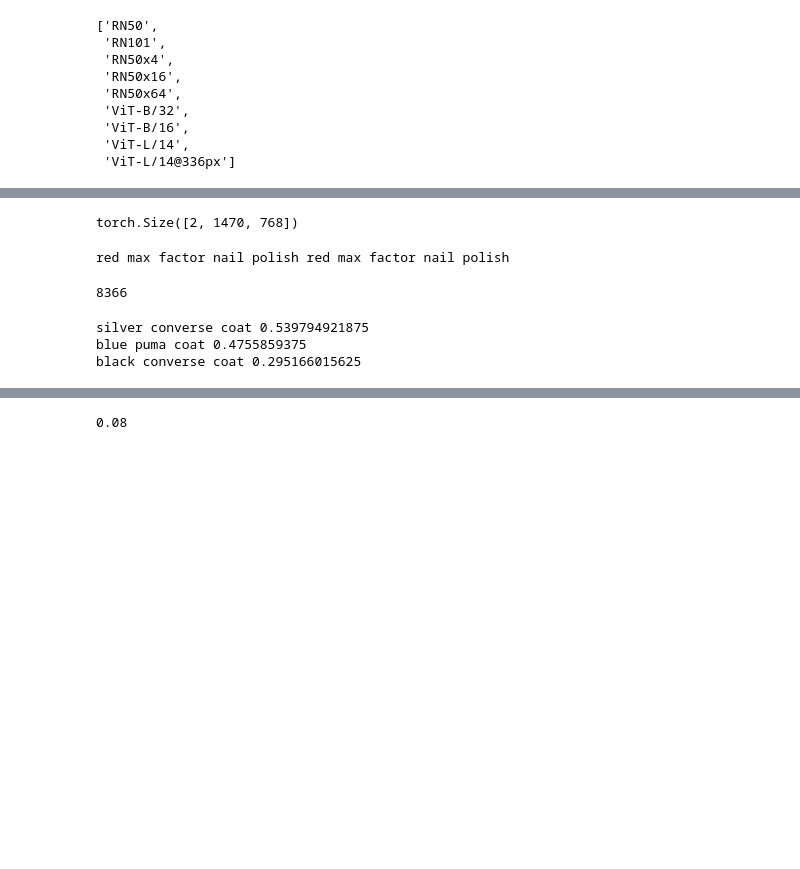
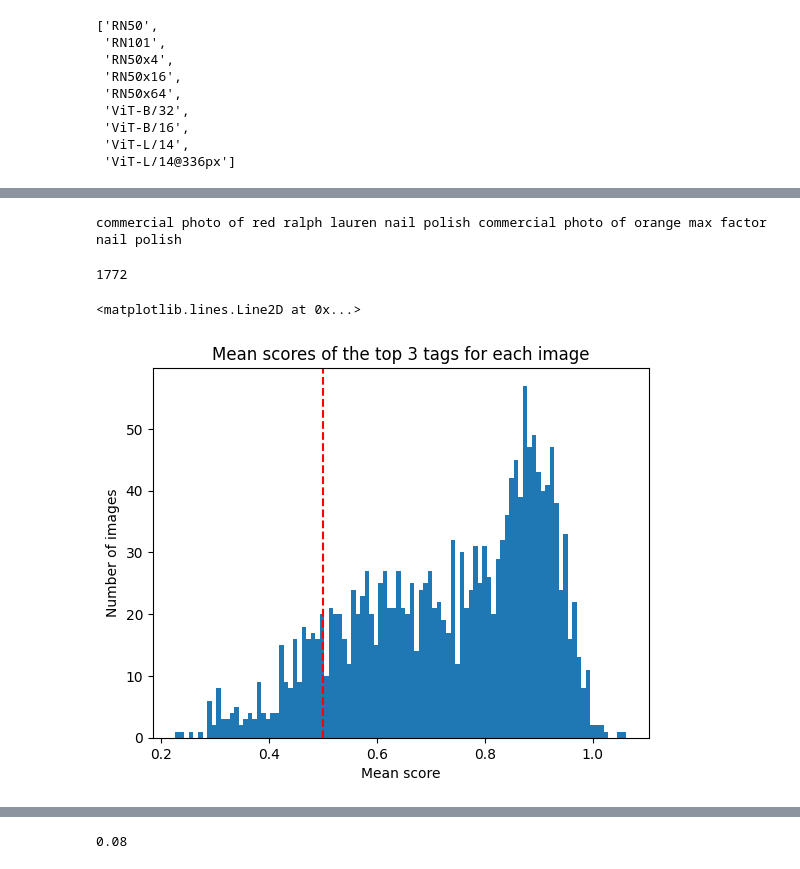
Before and after one commit to mattmdjaga/automatic_label, a Jupyter notebook: cleaning_dataset.ipynb, the cells around one changed output, grey strips where cells are left out. Cells and saved outputs as stored; diff of their text form; code cells hidden in the pictures; blank space fills up the shorter version.

Commit message:
Updating code to work on commercial photos

```diff
--- a/cleaning_dataset.ipynb
+++ b/cleaning_dataset.ipynb
@@ -41,7 +41,8 @@ brands = ['gucci', 'prada', 'chanel', 'dior', 'versace', 'nike', 'puma',
 colors = ['red', 'blue', 'green', 'yellow', 'orange', 'purple', 'pink', 'black',
                 'white', 'grey', 'brown', 'beige', 'gold', 'silver', 'multicolor']
 
-full_description = [f"{color} {brand} {item}" for item in items for brand in brands for color in colors]
+full_description = [f"commercial photo of {color} {brand} {item}" for item in items for brand in brands for color in colors]
+
 
 descriptions_tokens = []
 
@@ -68,10 +65,6 @@ data_embeddings = text_embeddings
 #data_embeddings = data_embeddings.to('cuda')
 for i in range(len(data_embeddings)):
     data_embeddings[i] = data_embeddings[i].to('cuda')
-# %%
-data_embeddings.shape
-# %% [output]
-torch.Size([2, 1470, 768])
 # %%
 test_img = "data/a817ba29-e588-4957-b690-4b79e396b23c.jpg"
 img = Image.open(test_img)
@@ -85,14 +78,14 @@ sim_1 = torch.cosine_similarity(data_embeddings[0], image_features_1)
 sim_2 = torch.cosine_similarity(data_embeddings[1], image_features_2)
 print(full_description[sim_1.argmax()], full_description[sim_2.argmax()])
 # %% [output]
-red max factor nail polish red max factor nail polish
+commercial photo of red ralph lauren nail polish commercial photo of orange max factor nail polish
 # %%
 del temp_embeddings, text_embeddings, descriptions_tokens
 # %%
-imgs = os.listdir('temp_imgs')
+imgs = os.listdir('com_images')
 len(imgs)
 # %% [output]
-8366
+1772
 # %%
 img_scores = []
 img_tags = []
@@ -126,16 +119,21 @@ for i in tqdm(range(len(imgs))):
     img_tags.append(tags)
     img_scores.append(scores)
 #voting, len(voting)
+# %%
+mean_scores = np.mean(img_scores, axis=1)
+mean_scores.shape
+plt.hist(mean_scores, bins=100);
+plt.title('Mean scores of the top 3 tags for each image')
+plt.xlabel('Mean score')
+plt.ylabel('Number of images')
+# add a red line to show the threshold
+plt.axvline(x=0.5, color='r', linestyle='--')
+# %% [output]
+<matplotlib.lines.Line2D at 0x...>
+[figure, added]
 # %%
 pickle.dump(img_tags, open('temp_data/img_tags.pt', 'wb'))
 pickle.dump(img_scores, open('temp_data/img_scores.pt', 'wb'))
-# %%
-for tag, score in voting[:3]:
-    print(tag, score)
-# %% [output]
-silver converse coat 0.539794921875
-blue puma coat 0.4755859375
-black converse coat 0.295166015625
 # %%
 idx = np.random.randint(0, len(imgs))
 print(img_tags[idx])
```
Also changed, not shown: parts of 6 cells of this notebook, 14 other files.
